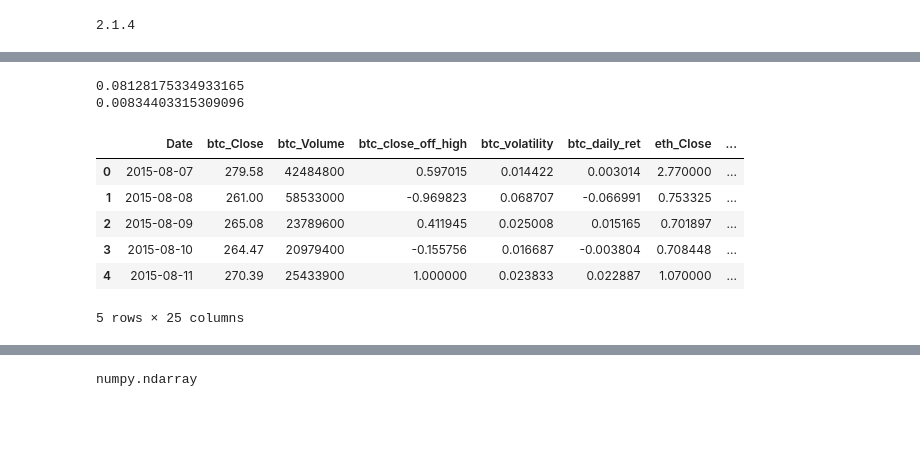
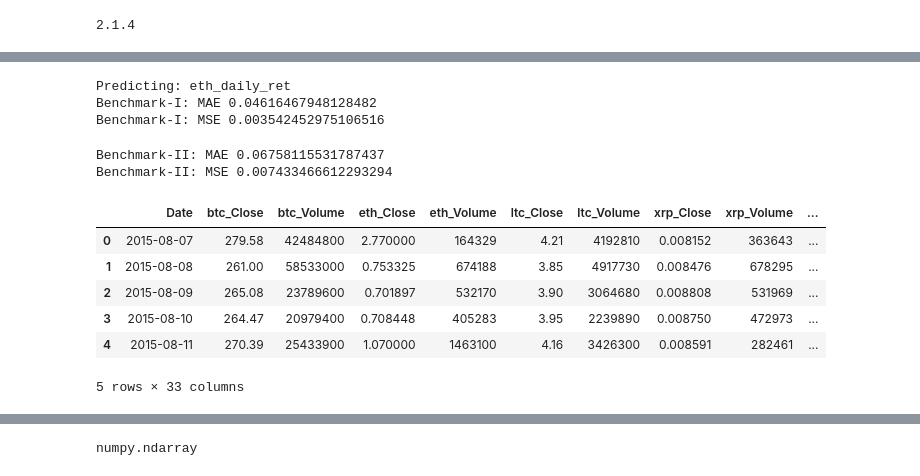
Before and after one commit to opraveen/machine-learning, a Jupyter notebook: projects/capstone/Normalization, Benchmarks and training.ipynb, the cells around one changed output, grey strips where cells are left out. Drawn from its saved outputs; the diff is of its cells as text; code cells hidden in the pictures; blank space fills up the shorter version.

```diff
--- a/projects/capstone/Normalization, Benchmarks and training.ipynb
+++ b/projects/capstone/Normalization, Benchmarks and training.ipynb
@@ -99,35 +96,54 @@ sns.kdeplot(dataset_df['xrp_daily_ret'])
 # %%
-## PERSISTENT MODEL: Benchmark
+## Price-PERSISTENT MODEL: Benchmark-I
 
-actual_bitcoin = dataset_df[dataset_df['Date']>= split_date][target].values
+print ("Predicting:", target)
 
-# NOTE: ****** Baseline: no change from previous day => pred_bitcoin = 0 (percent change) for persistence model
-mae = np.mean(np.absolute((actual_bitcoin)))
-mse = np.mean(np.square((actual_bitcoin)))
+# Evaluate on test dataset
+# no change from previous day => pred_bitcoin = 0 (percent change) for persistence model
+actual_target = dataset_df[dataset_df['Date']>= split_date][target].values
+# pred_target = 0
 
-print(mae)
-print(mse)
+bm1_mae = np.mean(np.absolute((actual_target)))
+bm1_mse = np.mean(np.square((actual_target)))
+
+print("Benchmark-I: MAE", bm1_mae)
+print("Benchmark-I: MSE", bm1_mse)
 # %% [output]
-0.08128175334933165
-0.00834403315309096
+Predicting: eth_daily_ret
+Benchmark-I: MAE 0.04616467948128482
+Benchmark-I: MSE 0.003542452975106516
+# %%
+## Market-PERSISTENT MODEL: Benchmark-II
+
+# Evaluate on test dataset
+# same market behavior as previous day
+pred_target = dataset_df[dataset_df['Date']>= datetime.datetime.strptime(split_date, '%Y-%m-%d') -
+                      datetime.timedelta(days=1)][target][:-1].values
+
+bm2_mae = np.mean(np.absolute((actual_target-pred_target)))
+bm2_mse = np.mean(np.square((actual_target-pred_target)))
+
+print("Benchmark-II: MAE", bm2_mae)
+print("Benchmark-II: MSE", bm2_mse)
+# %% [output]
+Benchmark-II: MAE 0.06758115531787437
+Benchmark-II: MSE 0.007433466612293294
 # %%
 ## LSTM Begins
-
 symbols_ = [symbol+"_" for symbol in list(coin_symbol.values())]
 
-# Ignoring other columns from market data (high correlation to the ones chosen below?)
-# TODO: Add google trends data
-model_data = dataset_df[['Date']+[symbol+metric for symbol in symbols_
-                                   for metric in ['Close', 'Volume', 'close_off_high', 'volatility', 'daily_ret']]
-                        +[coin+"_trends" for coin in coins]]
+# model_data = dataset_df[['Date']+[symbol+metric for symbol in symbols_
+#                                    for metric in ['Close', 'Volume', 'close_off_high', 'volatility', 'daily_ret']]
+#                         +[coin_symbol[coin]+"_trends" for coin in coins]]
 
+model_data = dataset_df
 model_data.head()
 # %% [output]
-|  | Date | btc_Close | btc_Volume | btc_close_off_high | btc_volatility | btc_daily_ret | eth_Close | ... |
-| 0 | 2015-08-07 | 279.58 | 42484800 | 0.597015 | 0.014422 | 0.003014 | 2.770000 | ... |
-| 1 | 2015-08-08 | 261.00 | 58533000 | -0.969823 | 0.068707 | -0.066991 | 0.753325 | ... |
-| 2 | 2015-08-09 | 265.08 | 23789600 | 0.411945 | 0.025008 | 0.015165 | 0.701897 | ... |
-| 3 | 2015-08-10 | 264.47 | 20979400 | -0.155756 | 0.016687 | -0.003804 | 0.708448 | ... |
-| 4 | 2015-08-11 | 270.39 | 25433900 | 1.000000 | 0.023833 | 0.022887 | 1.070000 | ... |
+|  | Date | btc_Close | btc_Volume | eth_Close | eth_Volume | ltc_Close | ltc_Volume | xrp_Close | xrp_Volume | ... |
+| 0 | 2015-08-07 | 279.58 | 42484800 | 2.770000 | 164329 | 4.21 | 4192810 | 0.008152 | 363643 | ... |
+| 1 | 2015-08-08 | 261.00 | 58533000 | 0.753325 | 674188 | 3.85 | 4917730 | 0.008476 | 678295 | ... |
+| 2 | 2015-08-09 | 265.08 | 23789600 | 0.701897 | 532170 | 3.90 | 3064680 | 0.008808 | 531969 | ... |
+| 3 | 2015-08-10 | 264.47 | 20979400 | 0.708448 | 405283 | 3.95 | 2239890 | 0.008750 | 472973 | ... |
+| 4 | 2015-08-11 | 270.39 | 25433900 | 1.070000 | 1463100 | 4.16 | 3426300 | 0.008591 | 282461 | ... |
-5 rows × 25 columns
+5 rows × 33 columns
 # %%
```
Also changed, not shown: parts of 23 cells of this notebook, 12 other files.
